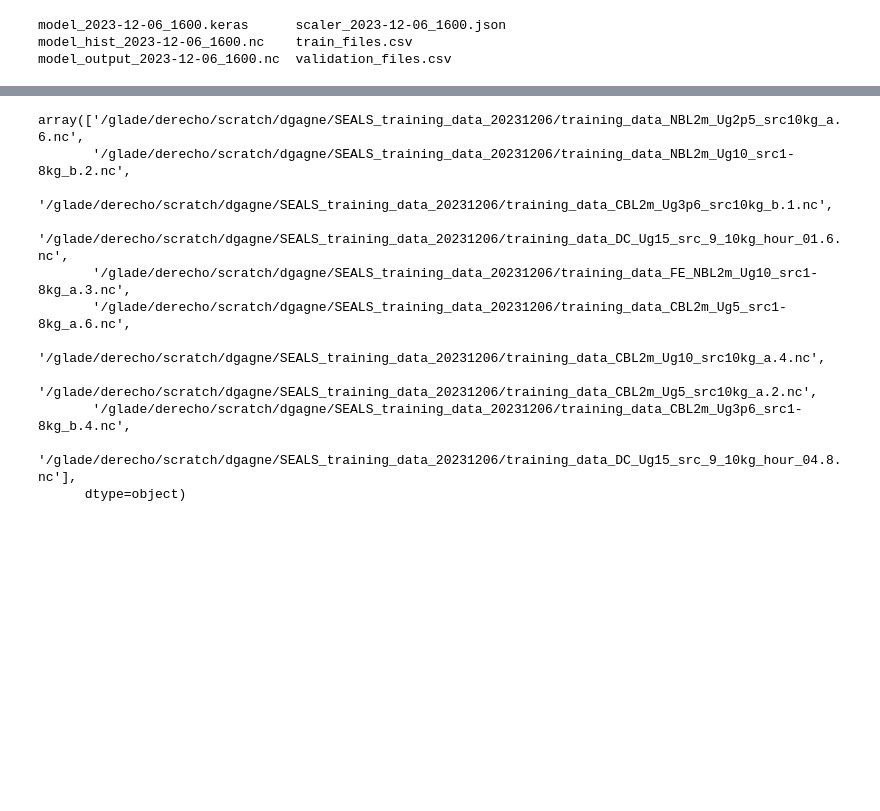
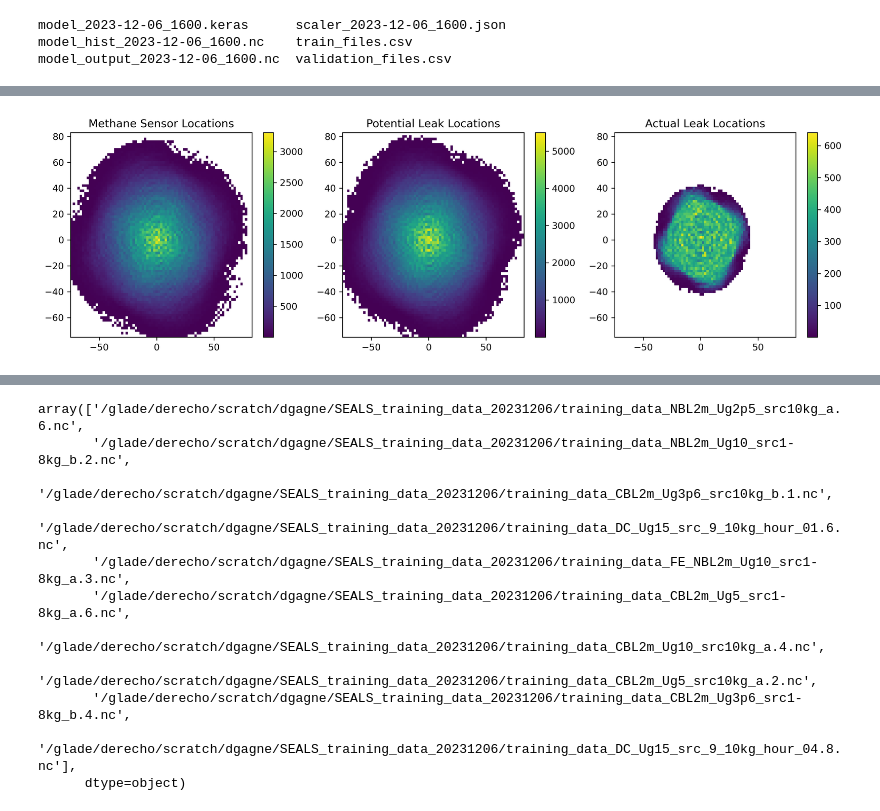
Before and after one commit to NCAR/seals-ml, a Jupyter notebook: notebooks/seals_validation_case_plots.ipynb, the cells around one changed output, grey strips where cells are left out. Cells and saved outputs as stored; diff of their text form; code cells hidden in the pictures; blank space fills up the shorter version.

```diff
--- a/notebooks/seals_validation_case_plots.ipynb
+++ b/notebooks/seals_validation_case_plots.ipynb
@@ -13,0 +49,42 @@ model_output_2023-12-06_1600.nc  validation_files.csv
+# %%
+t_files = sorted(glob("/glade/work/cbecker/SEALS_training_data/data_gen_20231214/*.nc"))
+hist_bins = np.arange(-75, 85, 2)
+methane_hist = np.zeros((hist_bins.size -1, hist_bins.size-1))
+pot_leak_hist = np.zeros((hist_bins.size -1, hist_bins.size-1))
+act_leak_hist = np.zeros((hist_bins.size -1, hist_bins.size-1))
+
+for t_file in t_files:
+    ds = xr.open_dataset(t_file)
+    dmask = (ds["decoder_input"][:, :, 0, 0, 1] == 0) & (ds["target"][:, :, 0] == 0)
+    dxs = ds["decoder_input"][:, :, 0, 0, 0].values[dmask] * ds["decoder_input"][:, :, 0, 2, 0].values[dmask]
+    dys = ds["decoder_input"][:, :, 0, 0, 0].values[dmask] * ds["decoder_input"][:, :, 0, 1, 0].values[dmask]
+    lmask = (ds["target"][:, :, 0] == 1)
+    lxs = ds["decoder_input"][:, :, 0, 0, 0].values[lmask] * ds["decoder_input"][:, :, 0, 2, 0].values[lmask]
+    lys = ds["decoder_input"][:, :, 0, 0, 0].values[lmask] * ds["decoder_input"][:, :, 0, 1, 0].values[lmask]
+    emask = (ds["encoder_input"][:, :, 0, 7, 1] == 0)
+    exs = ds["encoder_input"][:, :, 0, 0, 0].values[emask] * ds["encoder_input"][:, :, 0, 2, 0].values[emask]
+    eys = ds["encoder_input"][:, :, 0, 0, 0].values[emask] * ds["encoder_input"][:, :, 0, 1, 0].values[emask]
+    out = np.histogram2d(exs, eys, bins=hist_bins)
+    methane_hist += out[0]
+    out = np.histogram2d(dxs, dys, bins=hist_bins)
+    pot_leak_hist += out[0]
+    out = np.histogram2d(lxs, lys, bins=hist_bins)
+    act_leak_hist += out[0]
+    ds.close()
+# %%
+plt.figure(figsize=(15, 4), dpi=300)
+plt.subplot(1, 3, 1)
+_ = plt.pcolormesh(hist_bins, hist_bins, np.ma.array(methane_hist, mask=methane_hist==0))
+plt.colorbar()
+plt.title("Methane Sensor Locations")
+plt.subplot(1, 3, 2)
+_ = plt.pcolormesh(hist_bins, hist_bins, np.ma.array(pot_leak_hist, mask=pot_leak_hist==0))
+plt.colorbar()
+plt.title("Potential Leak Locations")
+plt.subplot(1, 3, 3)
+_ = plt.pcolormesh(hist_bins, hist_bins, np.ma.array(act_leak_hist, mask=act_leak_hist==0))
+plt.colorbar()
+plt.title("Actual Leak Locations")
+plt.savefig("total_sampling_locations.png", dpi=300, bbox_inches="tight")
+# %% [output]
+[figure, added]
```
Also changed, not shown: parts of 28 cells of this notebook, 1 other file.
